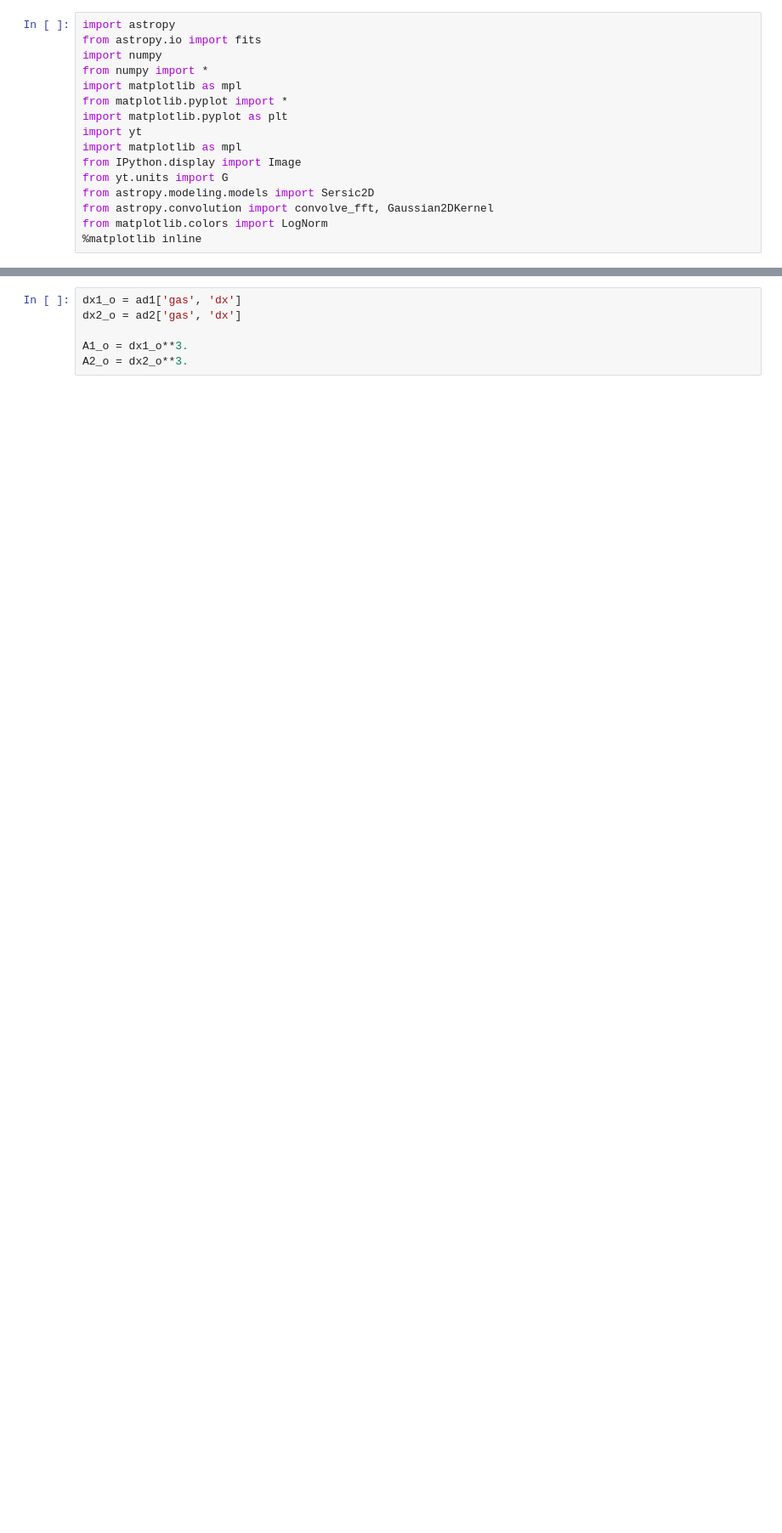
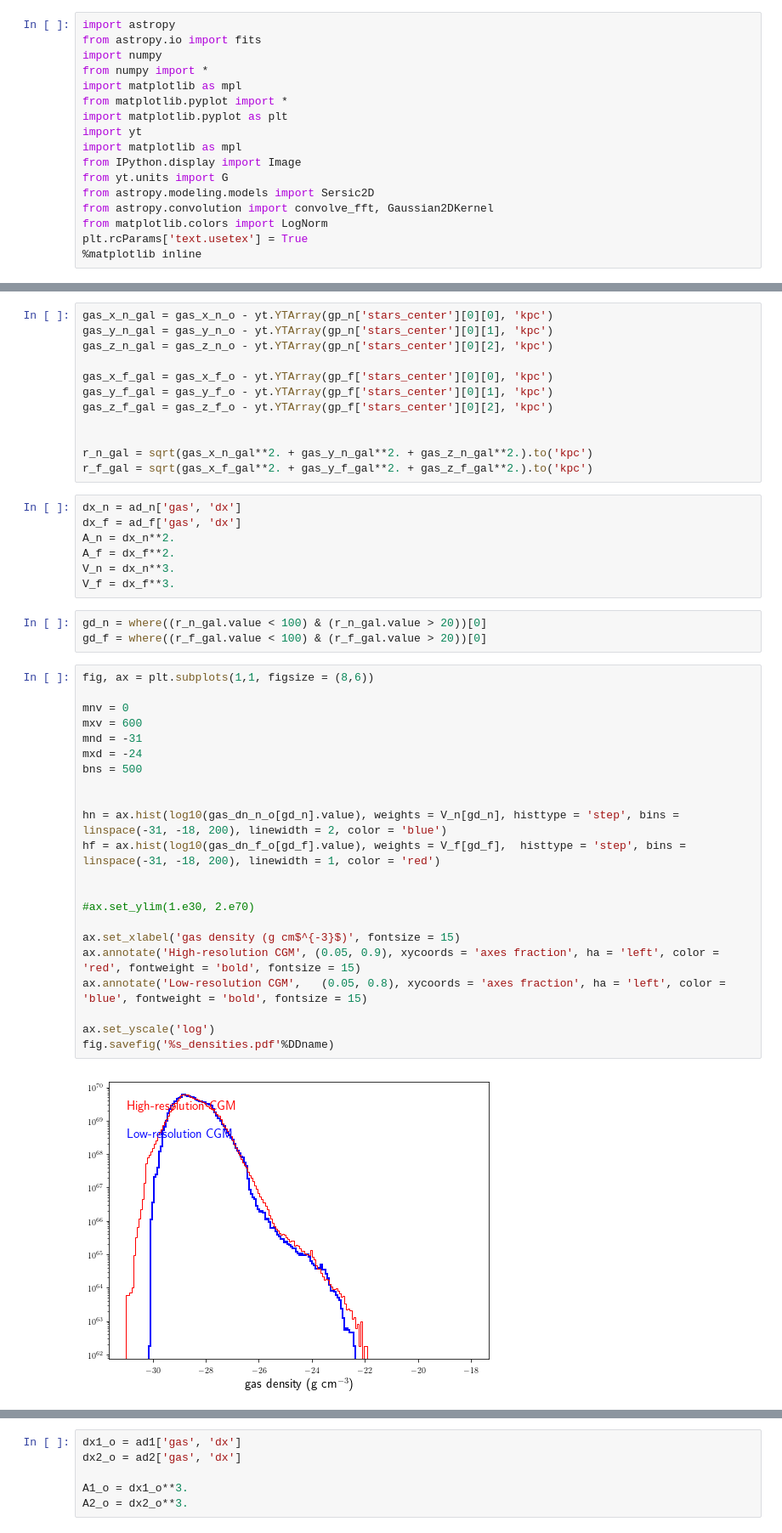
Before and after one commit to RaymondSimons/foggie_local, a Jupyter notebook: velocity_density_profiles.ipynb, the cells around one changed output, grey strips where cells are left out. Shown at 85% size. Cells and saved outputs as stored; diff of their text form; blank space fills up the shorter version.

```diff
--- a/velocity_density_profiles.ipynb
+++ b/velocity_density_profiles.ipynb
@@ -13,4 +13,5 @@ from yt.units import G
 from astropy.modeling.models import Sersic2D
 from astropy.convolution import convolve_fft, Gaussian2DKernel
 from matplotlib.colors import LogNorm
+plt.rcParams['text.usetex'] = True
 %matplotlib inline
@@ -68,0 +71,46 @@ yt : [INFO     ] 2018-11-15 19:40:36,512 Gathering a field list (this may take a
+# %%
+gas_x_n_gal = gas_x_n_o - yt.YTArray(gp_n['stars_center'][0][0], 'kpc')
+gas_y_n_gal = gas_y_n_o - yt.YTArray(gp_n['stars_center'][0][1], 'kpc')
+gas_z_n_gal = gas_z_n_o - yt.YTArray(gp_n['stars_center'][0][2], 'kpc')
+
+gas_x_f_gal = gas_x_f_o - yt.YTArray(gp_f['stars_center'][0][0], 'kpc')
+gas_y_f_gal = gas_y_f_o - yt.YTArray(gp_f['stars_center'][0][1], 'kpc')
+gas_z_f_gal = gas_z_f_o - yt.YTArray(gp_f['stars_center'][0][2], 'kpc')
+
+
+r_n_gal = sqrt(gas_x_n_gal**2. + gas_y_n_gal**2. + gas_z_n_gal**2.).to('kpc')
+r_f_gal = sqrt(gas_x_f_gal**2. + gas_y_f_gal**2. + gas_z_f_gal**2.).to('kpc')
+# %%
+dx_n = ad_n['gas', 'dx']
+dx_f = ad_f['gas', 'dx']
+A_n = dx_n**2.
+A_f = dx_f**2.
+V_n = dx_n**3.
+V_f = dx_f**3.
+# %%
+gd_n = where((r_n_gal.value < 100) & (r_n_gal.value > 20))[0]
+gd_f = where((r_f_gal.value < 100) & (r_f_gal.value > 20))[0]
+# %%
+fig, ax = plt.subplots(1,1, figsize = (8,6))
+
+mnv = 0
+mxv = 600
+mnd = -31
+mxd = -24
+bns = 500
+
+
+hn = ax.hist(log10(gas_dn_n_o[gd_n].value), weights = V_n[gd_n], histtype = 'step', bins = linspace(-31, -18, 200), linewidth = 2, color = 'blue')
+hf = ax.hist(log10(gas_dn_f_o[gd_f].value), weights = V_f[gd_f],  histtype = 'step', bins = linspace(-31, -18, 200), linewidth = 1, color = 'red')
+
+
+#ax.set_ylim(1.e30, 2.e70)
+
+ax.set_xlabel('gas density (g cm$^{-3}$)', fontsize = 15)
+ax.annotate('High-resolution CGM', (0.05, 0.9), xycoords = 'axes fraction', ha = 'left', color = 'red', fontweight = 'bold', fontsize = 15)
+ax.annotate('Low-resolution CGM',   (0.05, 0.8), xycoords = 'axes fraction', ha = 'left', color = 'blue', fontweight = 'bold', fontsize = 15)
+
+ax.set_yscale('log')
+fig.savefig('%s_densities.pdf'%DDname)
+# %% [output]
+[figure, added]
```
Also changed, not shown: parts of 19 cells of this notebook, 4 other files.
